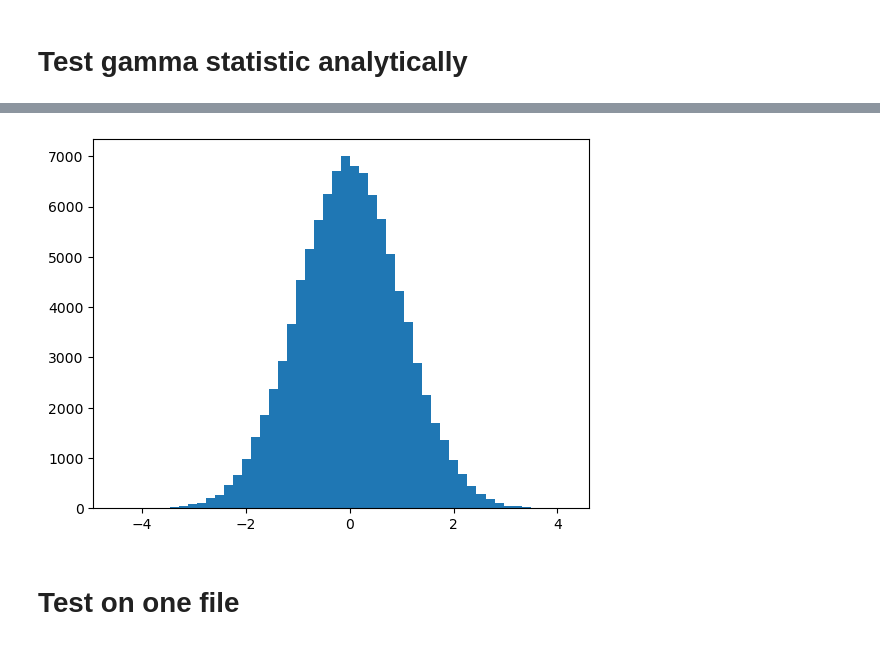
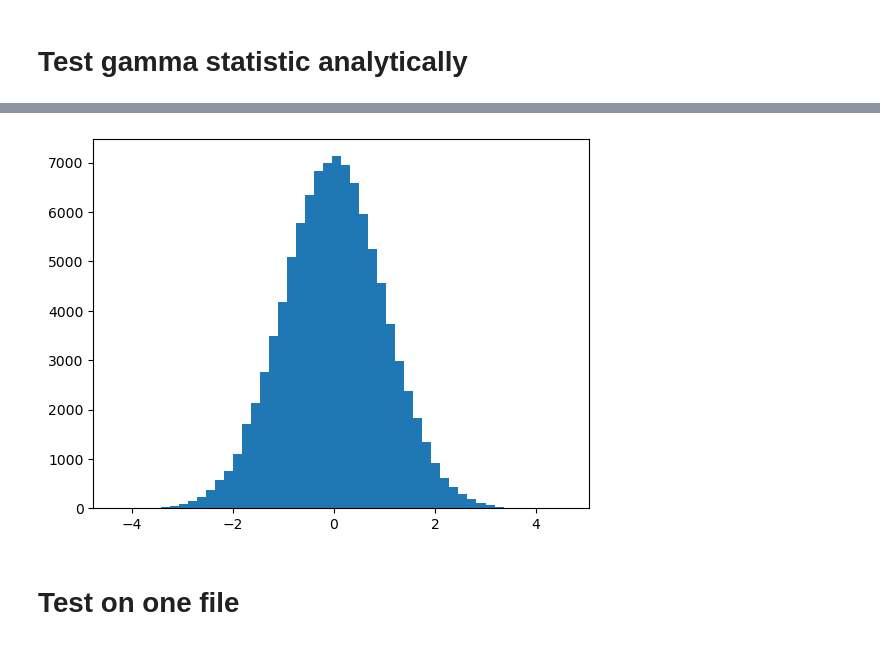
Before and after one commit to regevs/dated_selection, a Jupyter notebook: notebooks/20240416_paper_branch_lengths_distortions.ipynb, the cells around one changed output, grey strips where cells are left out. Cells and saved outputs as stored; diff of their text form; code cells hidden in the pictures.

```diff
--- a/notebooks/20240416_paper_branch_lengths_distortions.ipynb
+++ b/notebooks/20240416_paper_branch_lengths_distortions.ipynb
@@ -39,7 +41,8 @@ gamma_stats = [tests.gam(C) for C in coal_times]
 # %%
-plt.hist(gamma_stats, bins=50);
+beta_stats = [tests.gam(C, k=10) for C in coal_times]
+plt.hist(beta_stats, bins=50);
 # %% [output]
-[figure, old version]
+[figure, new version]
 # %% [markdown]
 # Test on one file
 # %%
```
Also changed, not shown: parts of 23 cells of this notebook, 2 other files.
